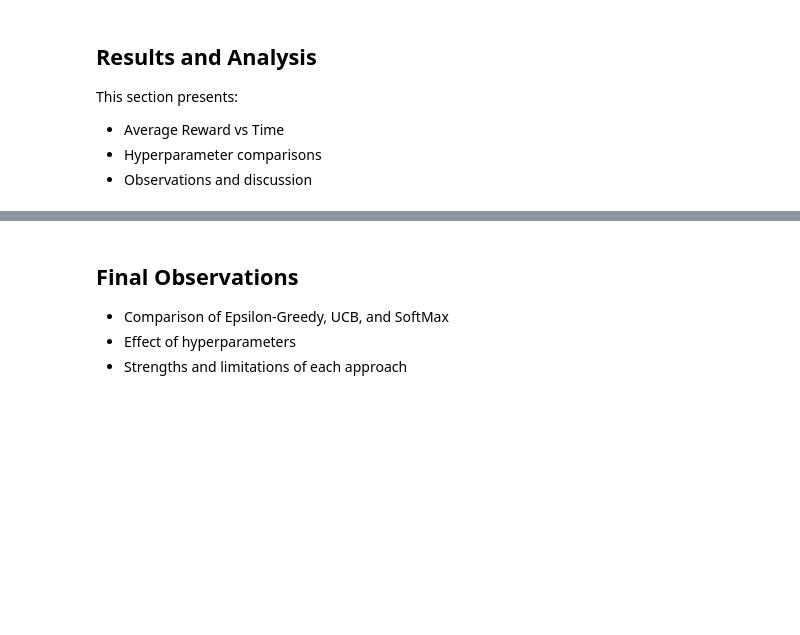
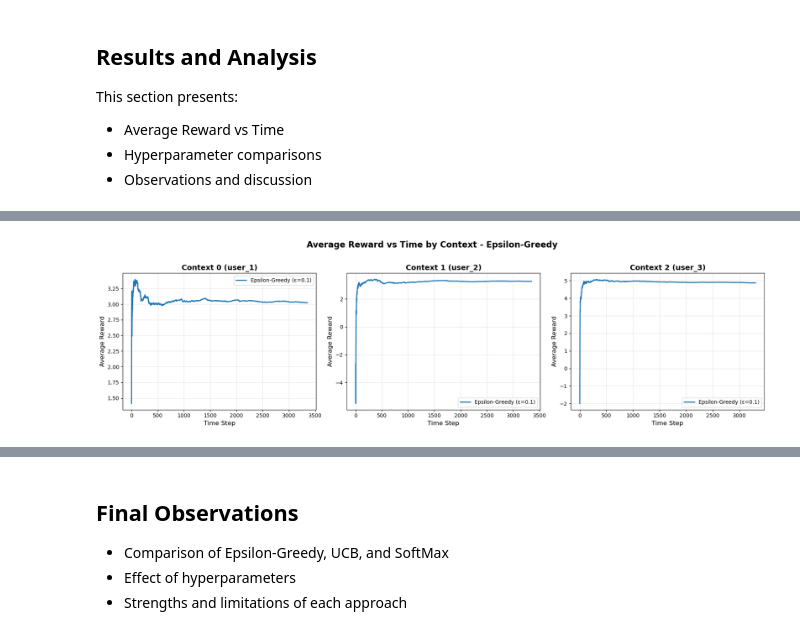
Before and after one commit to Lipi266/lab3-contextual-bandit, a Jupyter notebook: lab3_results_u20230097.ipynb, the cells around one changed output, grey strips where cells are left out. Drawn from its saved outputs; the diff is of its cells as text; code cells hidden in the pictures; blank space fills up the shorter version.

```diff
--- a/lab3_results_u20230097.ipynb
+++ b/lab3_results_u20230097.ipynb
@@ -346,0 +781,28 @@ This section presents:
+# %%
+# Epsilon_greedy - Avg reward vs time for each context
+best_eps = 0.1  # Chosen based on best performance
+
+fig, axes = plt.subplots(1, 3, figsize=(18, 5))
+
+for ctx_idx in range(3):
+    ax = axes[ctx_idx]
+
+    # Get rewards for this context
+    rewards = epsilon_results[best_eps]['rewards_by_context'][ctx_idx]
+
+    if len(rewards) > 0:
+        cum_avg = calculate_cumulative_average(rewards)
+        ax.plot(cum_avg, label=f'Epsilon-Greedy (ε={best_eps})', linewidth=2, color='#1f77b4')
+
+    ax.set_xlabel('Time Step', fontsize=12)
+    ax.set_ylabel('Average Reward', fontsize=12)
+    ax.set_title(f'Context {ctx_idx} (user_{ctx_idx+1})', fontsize=14, fontweight='bold')
+    ax.legend()
+    ax.grid(True, alpha=0.3)
+
+plt.suptitle('Average Reward vs Time by Context - Epsilon-Greedy',
+             fontsize=16, fontweight='bold', y=1.02)
+plt.tight_layout()
+plt.show()
+# %% [output]
+[figure, added]
```
Also changed, not shown: parts of 28 cells of this notebook, 3 other files.
